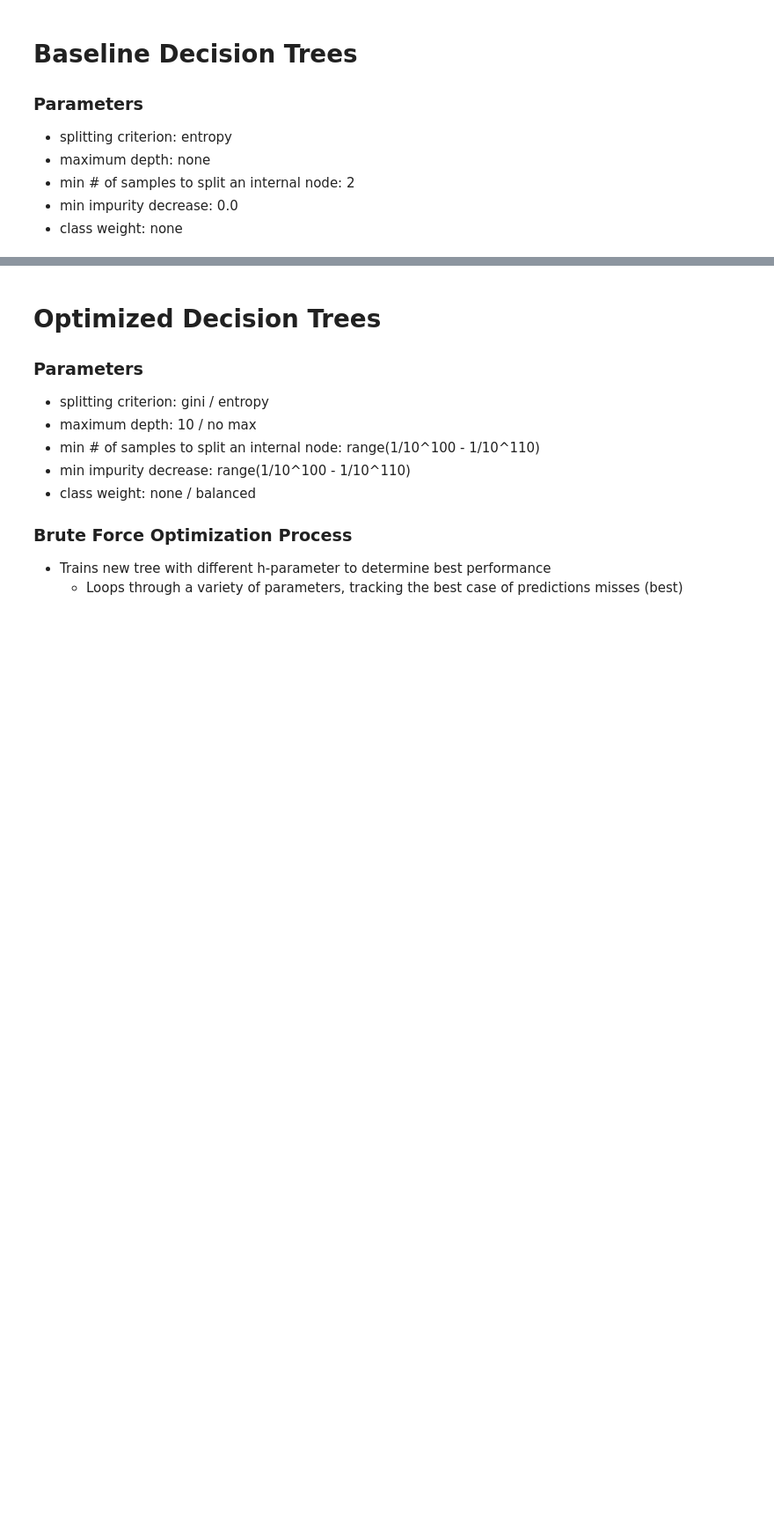
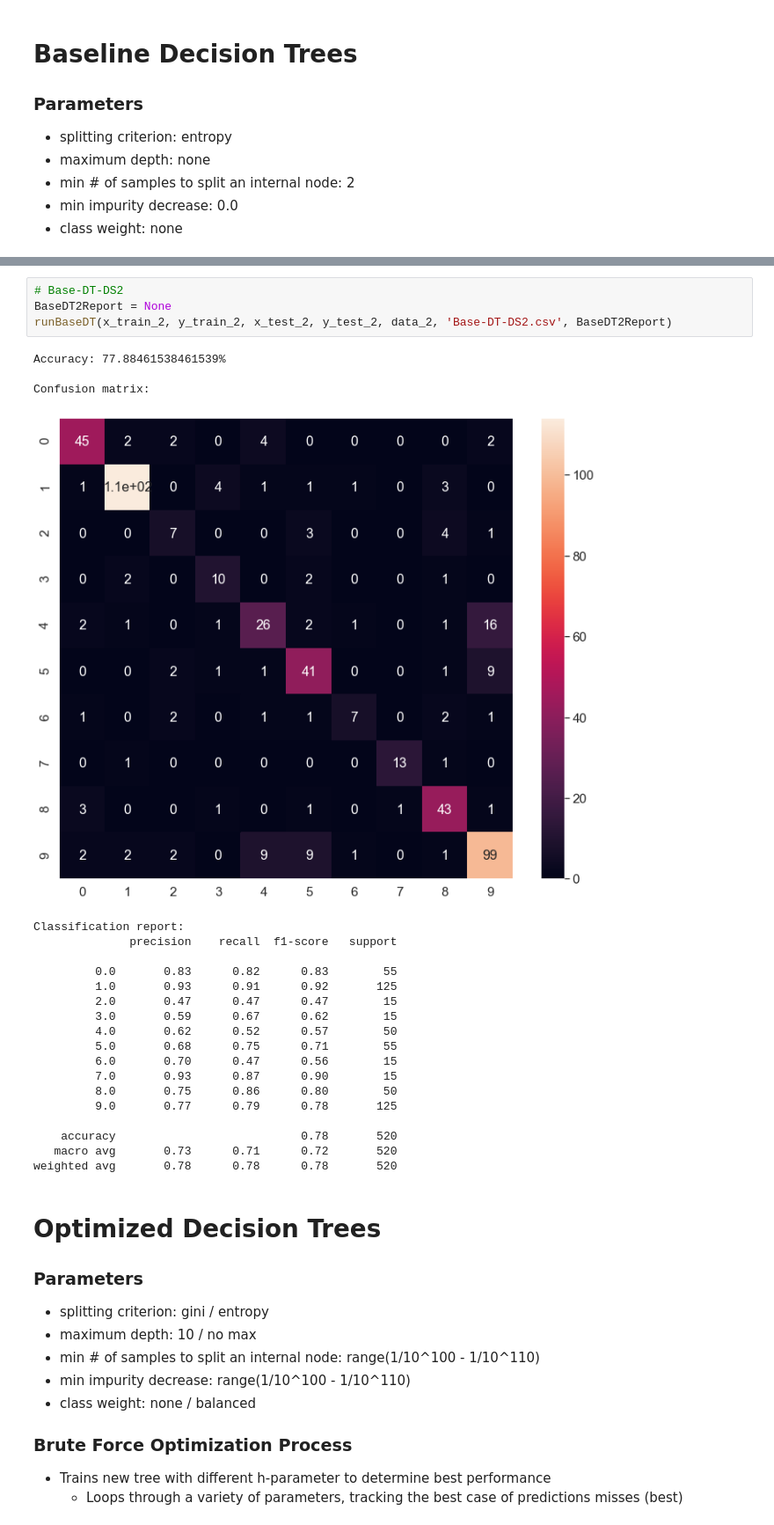
Before and after one commit to BryceHamilton/ML_Workbench, a Jupyter notebook: Assignment 1/MLbench.py.ipynb, the cells around one changed output, grey strips where cells are left out. Shown at 88% size. Saved outputs shown, nothing was run; the diff lists cells and outputs as text; blank space fills up the shorter version.

```diff
--- a/Assignment 1/MLbench.py.ipynb
+++ b/Assignment 1/MLbench.py.ipynb
@@ -447,3 +384,29 @@ weighted avg       0.77      0.77      0.77       520
+# %%
+# Base-DT-DS2
+BaseDT2Report = None
+runBaseDT(x_train_2, y_train_2, x_test_2, y_test_2, data_2, 'Base-DT-DS2.csv', BaseDT2Report)
+# %% [output]
+Accuracy: 77.88461538461539%
+
+Confusion matrix:
+[figure, added]
+Classification report:
+              precision    recall  f1-score   support
+
+         0.0       0.83      0.82      0.83        55
+         1.0       0.93      0.91      0.92       125
+         2.0       0.47      0.47      0.47        15
+         3.0       0.59      0.67      0.62        15
+         4.0       0.62      0.52      0.57        50
+         5.0       0.68      0.75      0.71        55
+         6.0       0.70      0.47      0.56        15
+         7.0       0.93      0.87      0.90        15
+         8.0       0.75      0.86      0.80        50
+         9.0       0.77      0.79      0.78       125
+
+    accuracy                           0.78       520
+   macro avg       0.73      0.71      0.72       520
+weighted avg       0.78      0.78      0.78       520
 # %% [markdown]
 # Optimized Decision Trees
 ### Parameters
```
Also changed, not shown: parts of 15 cells of this notebook.
